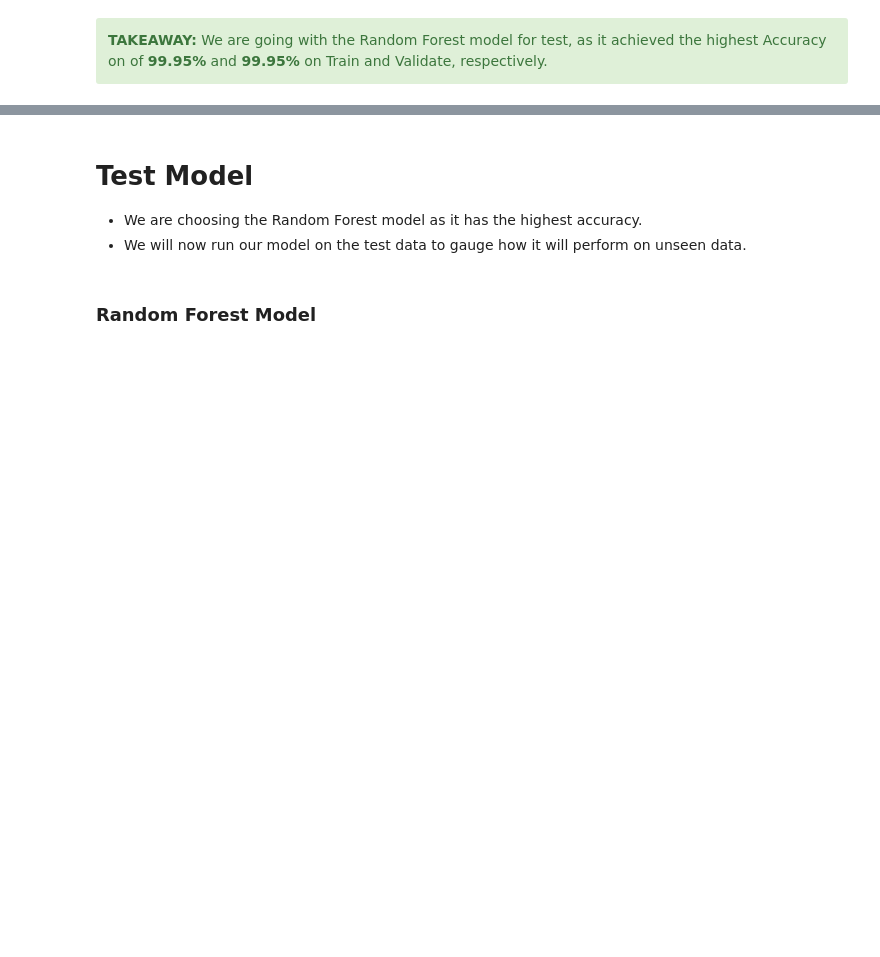
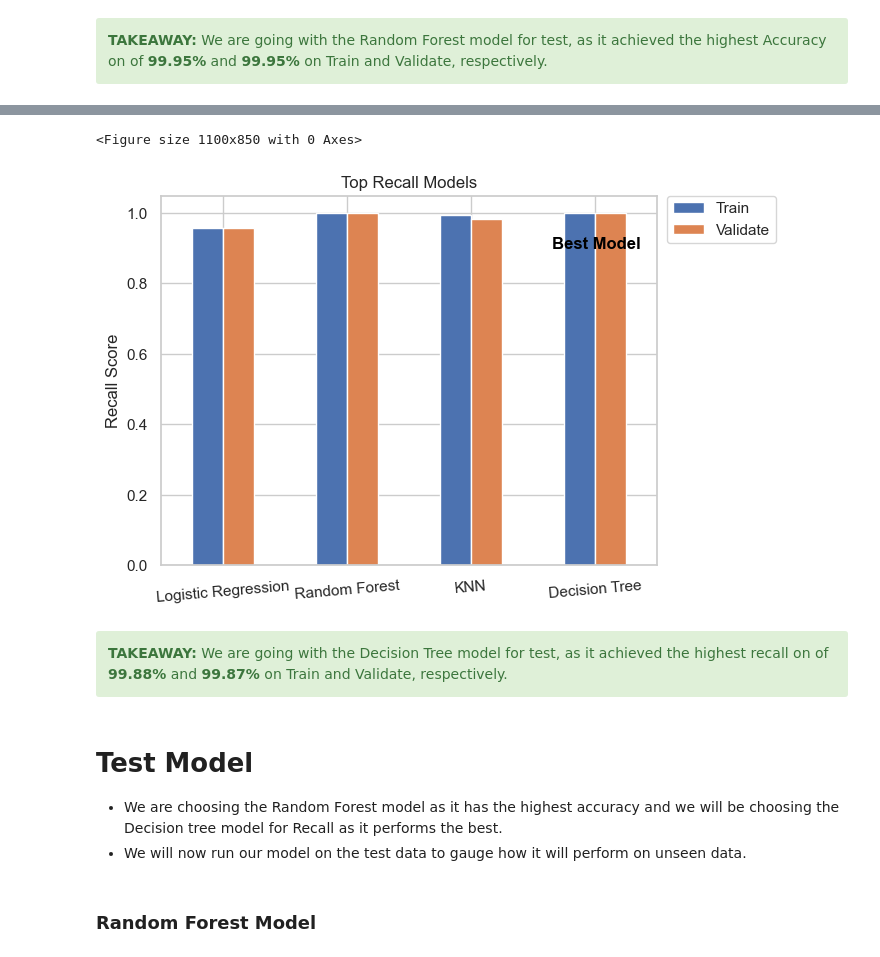
Before and after one commit to jorgellopez38/Credit-Card-Fraud, a Jupyter notebook: Final_Notebook.ipynb, the cells around one changed output, grey strips where cells are left out. Cells and saved outputs as stored; diff of their text form; code cells hidden in the pictures; blank space fills up the shorter version.

```diff
--- a/Final_Notebook.ipynb
+++ b/Final_Notebook.ipynb
@@ -234,5 +277,15 @@ m.get_top_models(X_train, y_train, X_validate, y_validate)
+# %%
+# function to visualize all recall models
+get_top_recall_models(X_train, y_train, X_validate, y_validate)
+# %% [output]
+<Figure size 1100x850 with 0 Axes>
+[figure, added]
+# %% [markdown]
+<div class="alert alert-success" role="alert">
+    <B>TAKEAWAY:</B> We are going with the Decision Tree model for test, as it achieved the highest recall on of <b>99.88%</b> and <b>99.87%</b> on Train and Validate, respectively.
+</div>
 # %% [markdown]
 # Test Model<br>
-- We are choosing the Random Forest model as it has the highest accuracy.
+- We are choosing the Random Forest model as it has the highest accuracy and we will be choosing the Decision tree model for Recall as it performs the best.
 - We will now run our model on the test data to gauge how it will perform on unseen data.
 # %%
```
Also changed, not shown: parts of 29 cells of this notebook.
